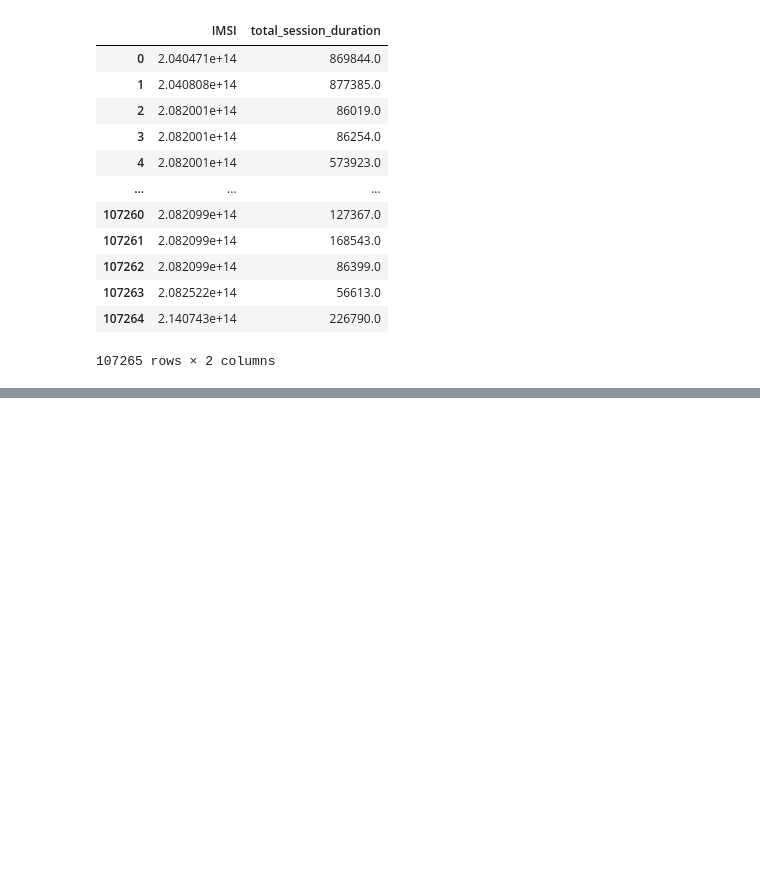
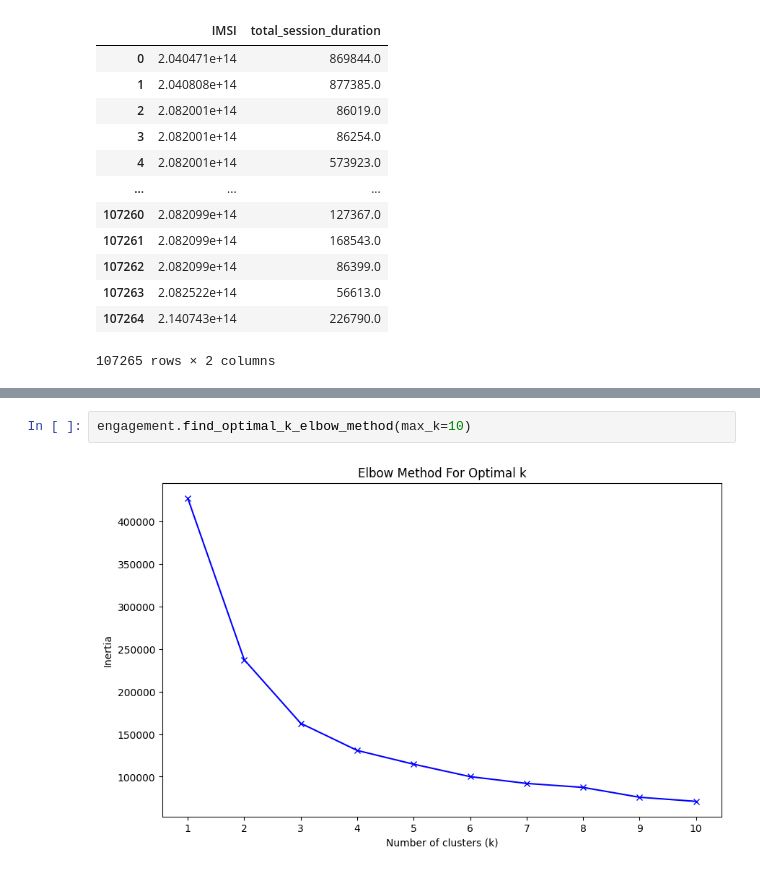
Before and after one commit to mamofideno/Situational-Overview-Business-need-analyses, a Jupyter notebook: notebooks/main.ipynb, the cells around one changed output, grey strips where cells are left out. Cells and saved outputs as stored; diff of their text form; blank space fills up the shorter version.

```diff
--- a/notebooks/main.ipynb
+++ b/notebooks/main.ipynb
@@ -92,0 +346,4 @@ NameError: name 'analysis' is not defined
+# %%
+engagement.find_optimal_k_elbow_method(max_k=10)
+# %% [output]
+[figure, added]
```
Also changed, not shown: parts of 17 cells of this notebook, 1 other file.
